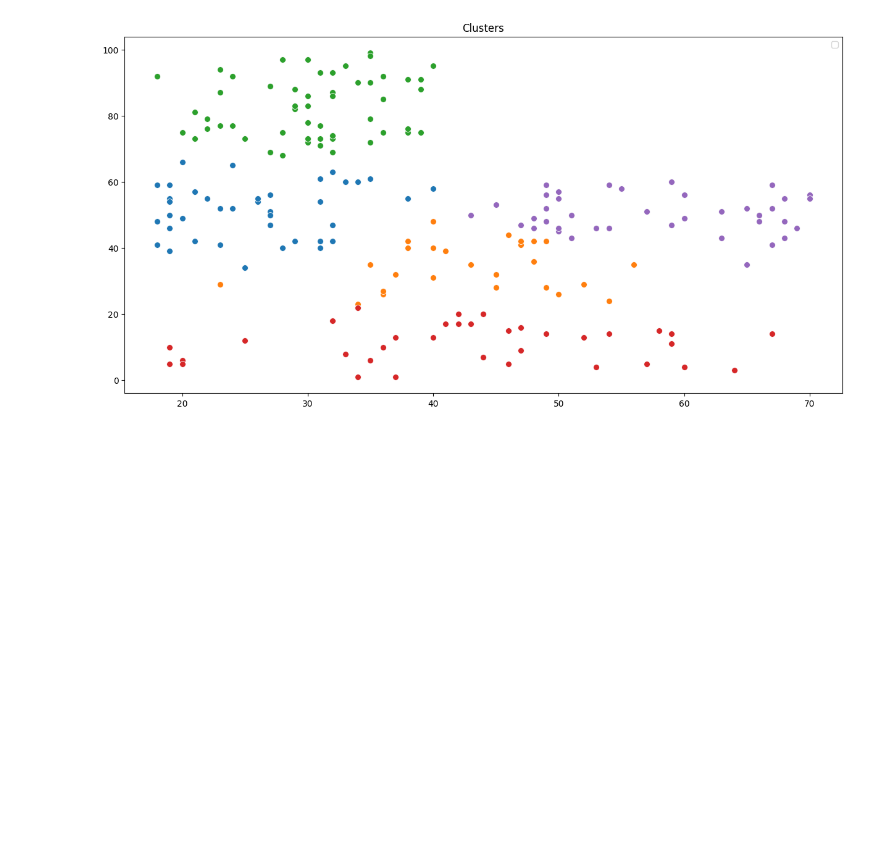
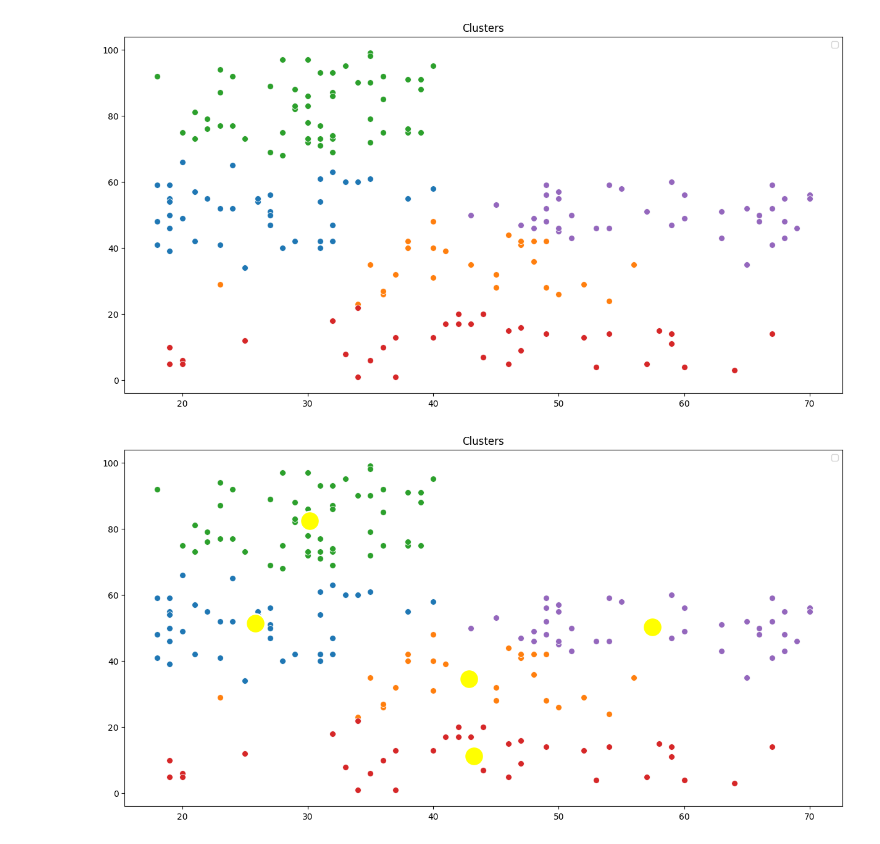
Before and after one commit to Chirag6525/K-Means-Grouping-Mall-Customer, a Jupyter notebook: K_Means.ipynb, the cells around one changed output. Cells and saved outputs as stored; diff of their text form; code cells hidden in the pictures; blank space fills up the shorter version.

```diff
--- a/K_Means.ipynb
+++ b/K_Means.ipynb
@@ -69,11 +69,13 @@ plt.show()
 # %%
 plt.figure(figsize=(15,7.5))
 sns.scatterplot(x=X[y_pred == 0, 0],y= X[y_pred == 0, 1],s=50)
 sns.scatterplot(x=X[y_pred == 1, 0],y= X[y_pred == 1, 1],s=50)
 sns.scatterplot(x=X[y_pred == 2, 0],y= X[y_pred == 2, 1],s=50)
 sns.scatterplot(x=X[y_pred == 3, 0],y= X[y_pred == 3, 1],s=50)
 sns.scatterplot(x=X[y_pred == 4, 0],y= X[y_pred == 4, 1],s=50)
-sns.scatterplot(kmeans.cluster_centers_[:, 0], kmeans.cluster_centers_[:, 1],s=500,color='yellow')
+sns.scatterplot(x =kmeans.cluster_centers_[:, 0],y= kmeans.cluster_centers_[:, 1],s=500,color='yellow')
 plt.title('Clusters')
 plt.legend()
 plt.show()
+# %% [output]
+[figure, added]
```
Also changed, not shown: 1 other file.
